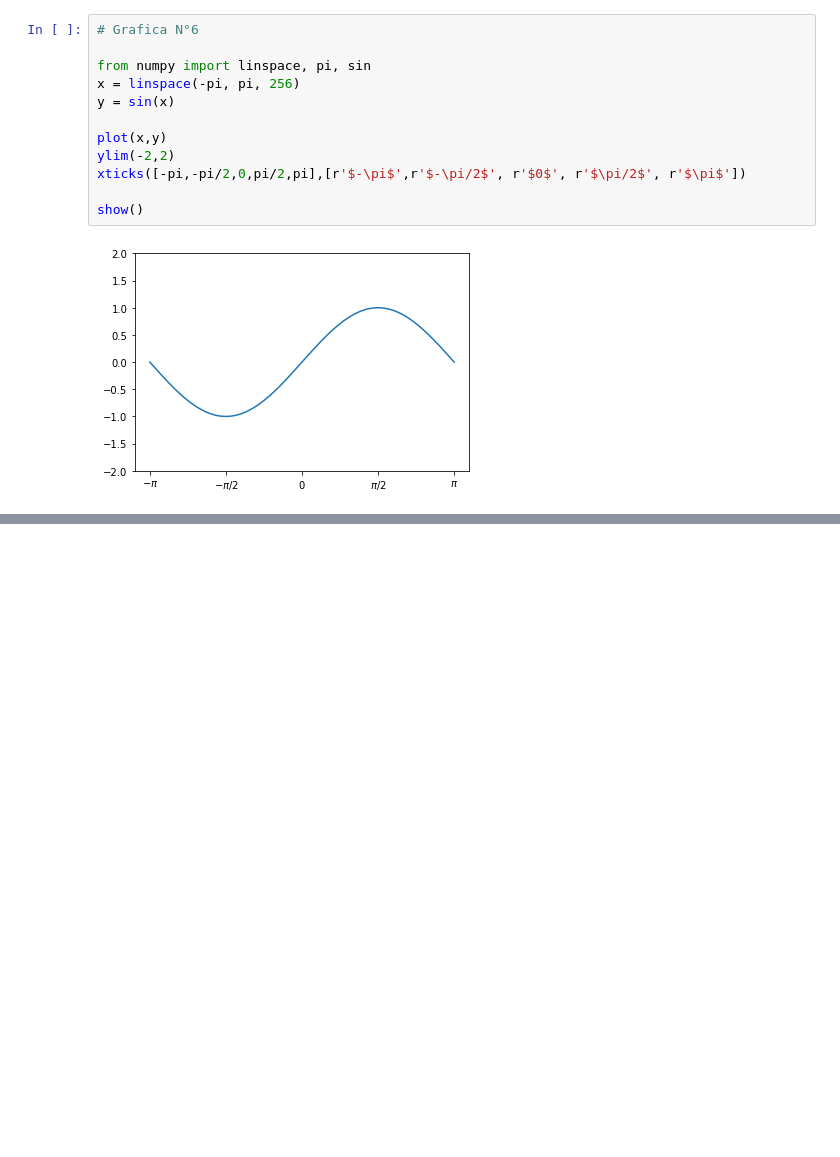
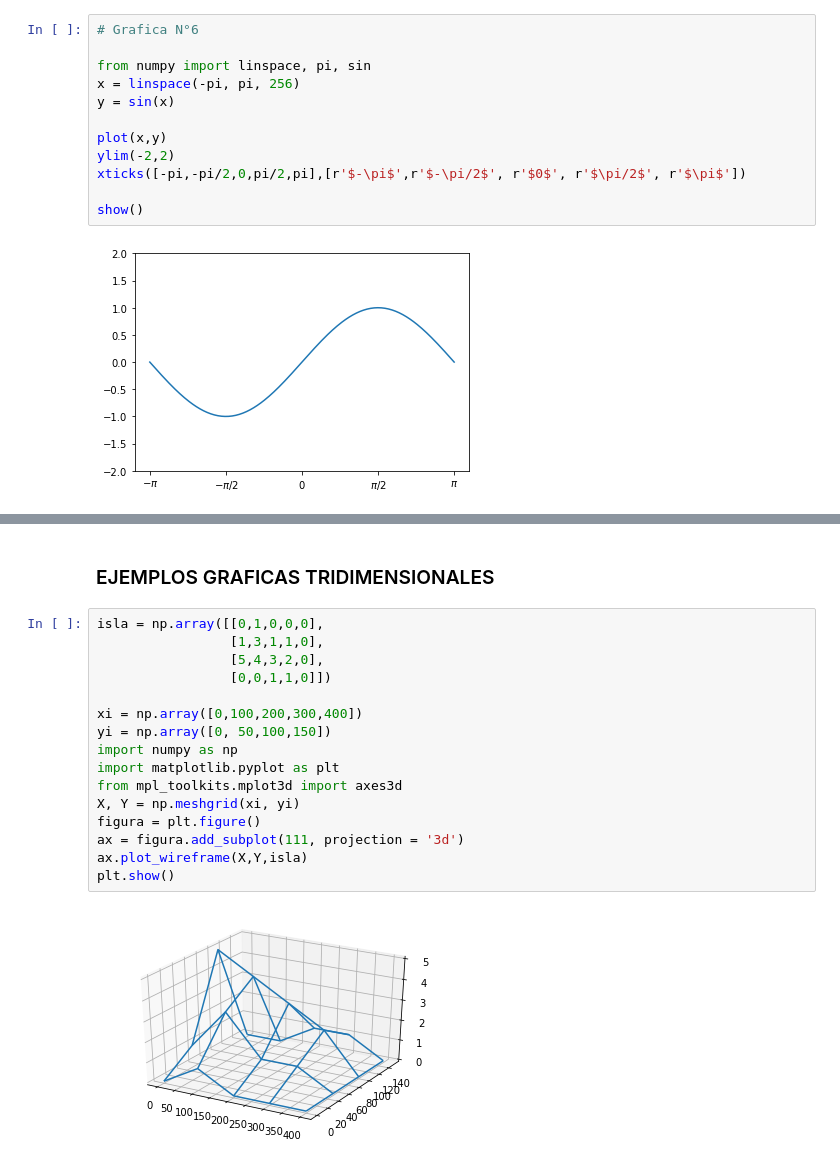
Before and after one commit to haylengonzalez/grafias_python, a Jupyter notebook: graficas_python.ipynb, the cells around one changed output, grey strips where cells are left out. Drawn from its saved outputs; the diff is of its cells as text; blank space fills up the shorter version.

```diff
--- a/graficas_python.ipynb
+++ b/graficas_python.ipynb
@@ -79,0 +143,20 @@ show()
+# %% [markdown]
+### EJEMPLOS GRAFICAS TRIDIMENSIONALES
+# %%
+isla = np.array([[0,1,0,0,0],
+                 [1,3,1,1,0],
+                 [5,4,3,2,0],
+                 [0,0,1,1,0]])
+
+xi = np.array([0,100,200,300,400])
+yi = np.array([0, 50,100,150])
+import numpy as np
+import matplotlib.pyplot as plt
+from mpl_toolkits.mplot3d import axes3d
+X, Y = np.meshgrid(xi, yi)
+figura = plt.figure()
+ax = figura.add_subplot(111, projection = '3d')
+ax.plot_wireframe(X,Y,isla)
+plt.show()
+# %% [output]
+[figure, added]
```
Also changed, not shown: parts of 5 cells of this notebook.
